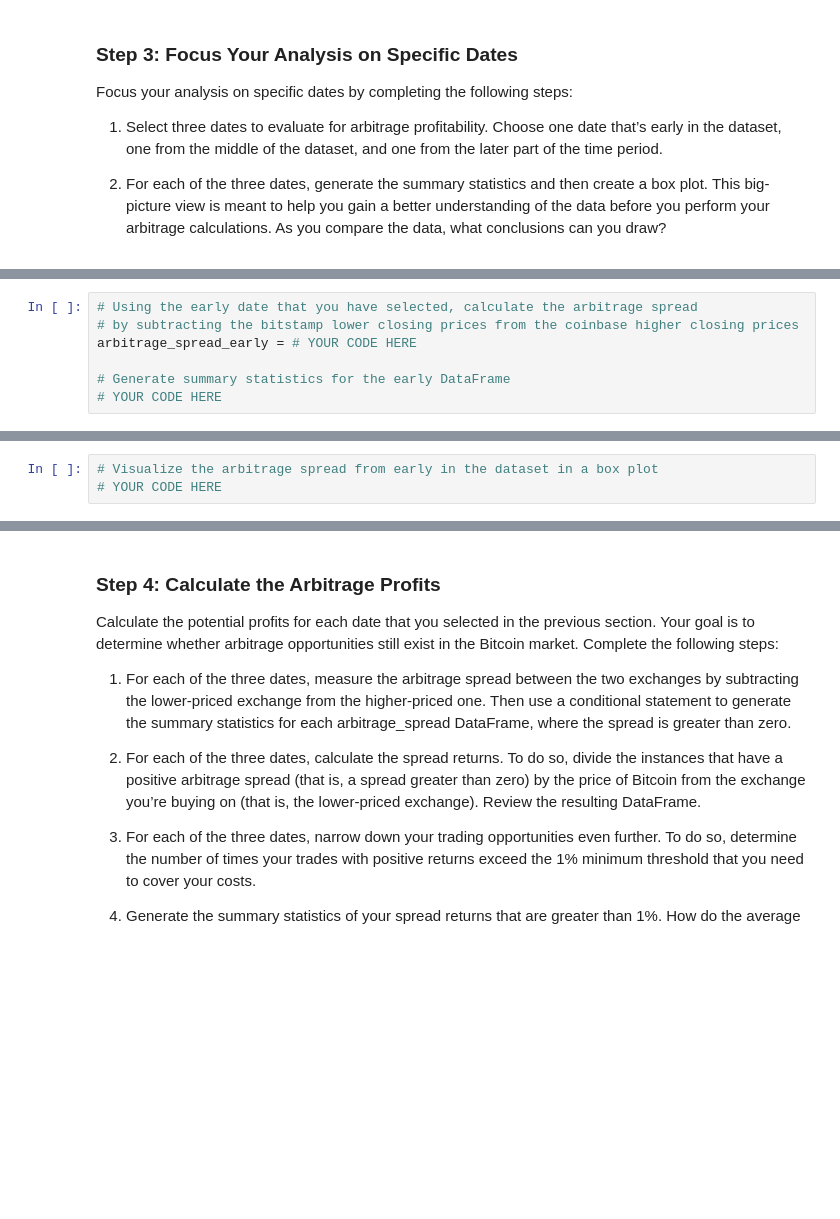
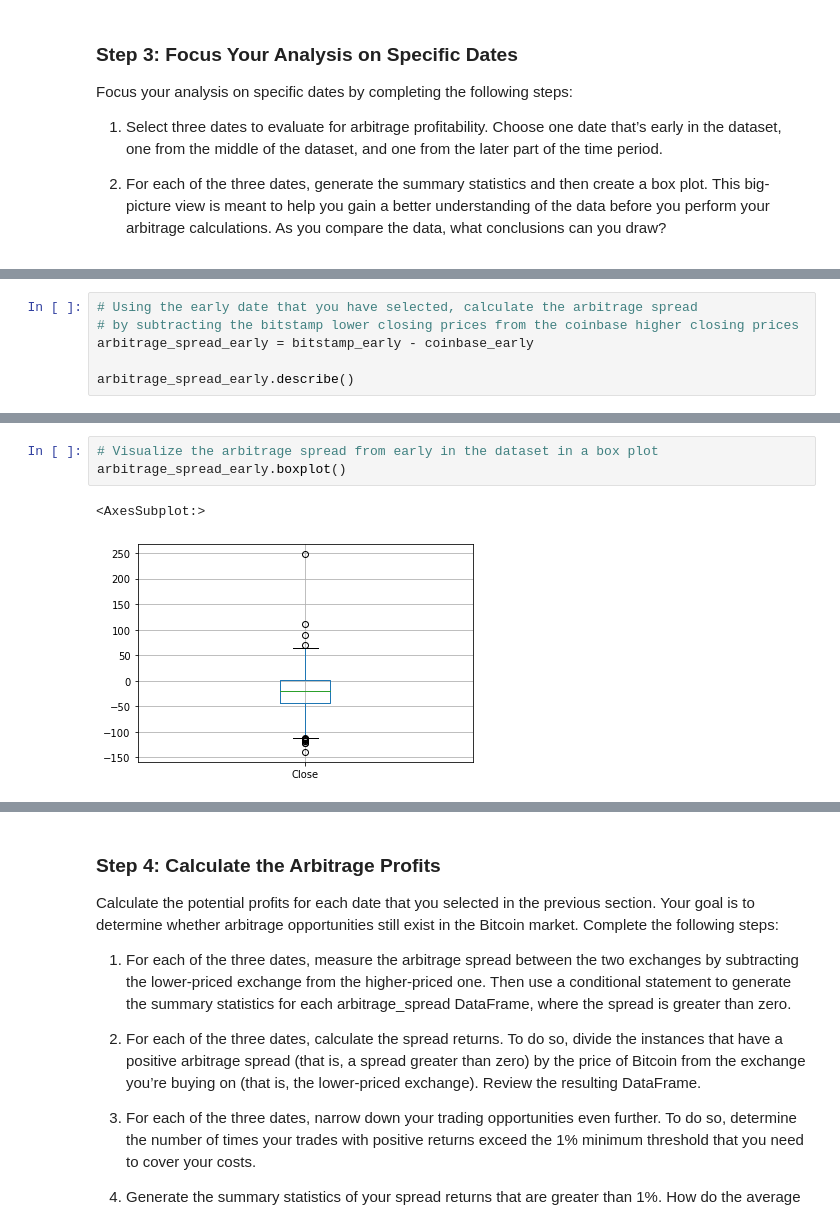
Before and after one commit to tylergusmyers/crypto_arbitrage, a Jupyter notebook: crypto_arbitrage.ipynb, the cells around one changed output, grey strips where cells are left out. Cells and saved outputs as stored; diff of their text form; blank space fills up the shorter version.

```diff
--- a/crypto_arbitrage.ipynb
+++ b/crypto_arbitrage.ipynb
@@ -379,8 +392,7 @@ Focus your analysis on specific dates by completing the following steps:
 # %%
 # Using the early date that you have selected, calculate the arbitrage spread
 # by subtracting the bitstamp lower closing prices from the coinbase higher closing prices
-arbitrage_spread_early = # YOUR CODE HERE
+arbitrage_spread_early = bitstamp_early - coinbase_early
 
-# Generate summary statistics for the early DataFrame
-# YOUR CODE HERE
+arbitrage_spread_early.describe()
 # %% [output]
@@ -388,6 +408,9 @@ SyntaxError: invalid syntax (<ipython-input-25-9c1f332784dd>, line 3)
 # %%
 # Visualize the arbitrage spread from early in the dataset in a box plot
-# YOUR CODE HERE
+arbitrage_spread_early.boxplot()
+# %% [output]
+<AxesSubplot:>
+[figure, added]
 # %%
 # Create an overlay plot that visualizes the two dataframes over a period of one day from the middle of the dataset.
 # Be sure that the plots include the parameters `legend`, `figsize`, `title`, `color` and `label`
```
Also changed, not shown: parts of 21 cells of this notebook.
